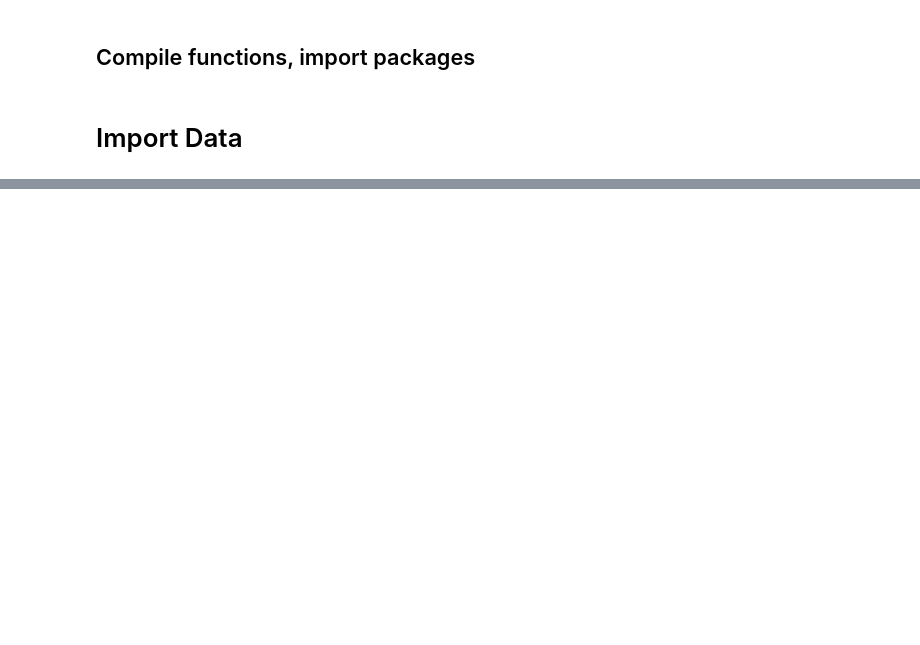
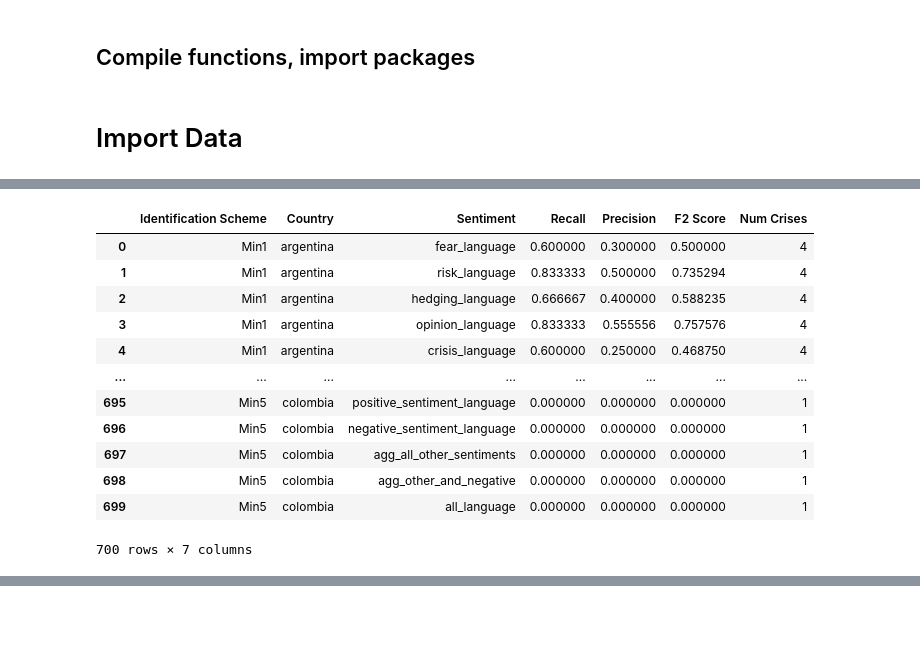
Before and after one commit to johnsonice/IMF_VE_News, a Jupyter notebook: Table 4 - F2 Scores for Specific Sentiment - Cross Countries.ipynb, the cells around one changed output, grey strips where cells are left out. Saved outputs shown, nothing was run; the diff lists cells and outputs as text; code cells hidden in the pictures; blank space fills up the shorter version.

```diff
--- a/Table 4 - F2 Scores for Specific Sentiment - Cross Countries.ipynb
+++ b/Table 4 - F2 Scores for Specific Sentiment - Cross Countries.ipynb
@@ -61,0 +402,58 @@ print(pd.read_csv(eval_files[0]).head())
+# %%
+def get_crises(crisis_def, sub_select = 'all'):
+    # Return the countries associated with each crisis definition
+    if crisis_def == 'kr':
+        if sub_select == 'all':
+            return crisis_points.crisis_points_TEMP_KnR
+        elif sub_select == 'j5':
+            all_ctry_crisis = crisis_points.crisis_points_TEMP_KnR
+            j5_ctry = list(all_ctry_crisis.keys())[:5]
+            j5_crises = {}
+            for j5c in j5_ctry:
+                j5_crises[j5c] = all_ctry_crisis[j5c]
+            return j5_crises
+    if crisis_def == 'll':
+        return crisis_points.ll_crisis_points
+    if crisis_def == 'IMF_GAP_6':
+        return crisis_points.imf_gap_6_events
+    if crisis_def == 'IMF_GAP_0':
+        return crisis_points.imf_all_events
+    if crisis_def == 'RomerRomer':
+        return crisis_points.crisis_points_RomerNRomer
+    if crisis_def == 'LoDuca':
+        return crisis_points.crisis_points_LoDuca
+    if crisis_def == 'ReinhartRogoff':
+        return crisis_points.crisis_points_Reinhart_Rogoff_All
+    if crisis_def == 'IMF_Monthly_Starts':
+        return crisis_points.imf_programs_monthly
+    if crisis_def == 'IMF_Monthly_Starts_Gap_3':
+        return crisis_points.imf_programs_monthly_gap3
+    if crisis_def == 'IMF_Monthly_Starts_Gap_6':
+        return crisis_points.imf_programs_monthly_gap6
+
+def app_num_crises(ctry, crises):
+    num_crises = len(crises[ctry]['starts'])
+    return num_crises
+
+def add_num_crises_in_ctry(to_add_df, crisis_def, sub_select='all'):
+    crises = get_crises(crisis_def, sub_select)
+    cp_df = to_add_df.copy()
+    cp_df['Num Crises'] = cp_df['Country'].apply(app_num_crises, args=[crises])
+    return cp_df
+# %%
+mthd_ctry_df_fill_weight = add_num_crises_in_ctry(mthd_ctry_df_fill, 'kr', 'j5')
+mthd_ctry_df_fill_weight
+# %% [output]
+|  | Identification Scheme | Country | Sentiment | Recall | Precision | F2 Score | Num Crises |
+| 0 | Min1 | argentina | fear_language | 0.600000 | 0.300000 | 0.500000 | 4 |
+| 1 | Min1 | argentina | risk_language | 0.833333 | 0.500000 | 0.735294 | 4 |
+| 2 | Min1 | argentina | hedging_language | 0.666667 | 0.400000 | 0.588235 | 4 |
+| 3 | Min1 | argentina | opinion_language | 0.833333 | 0.555556 | 0.757576 | 4 |
+| 4 | Min1 | argentina | crisis_language | 0.600000 | 0.250000 | 0.468750 | 4 |
+| ... | ... | ... | ... | ... | ... | ... | ... |
+| 695 | Min5 | colombia | positive_sentiment_language | 0.000000 | 0.000000 | 0.000000 | 1 |
+| 696 | Min5 | colombia | negative_sentiment_language | 0.000000 | 0.000000 | 0.000000 | 1 |
+| 697 | Min5 | colombia | agg_all_other_sentiments | 0.000000 | 0.000000 | 0.000000 | 1 |
+| 698 | Min5 | colombia | agg_other_and_negative | 0.000000 | 0.000000 | 0.000000 | 1 |
+| 699 | Min5 | colombia | all_language | 0.000000 | 0.000000 | 0.000000 | 1 |
+700 rows × 7 columns
```
Also changed, not shown: parts of 78 cells of this notebook.
